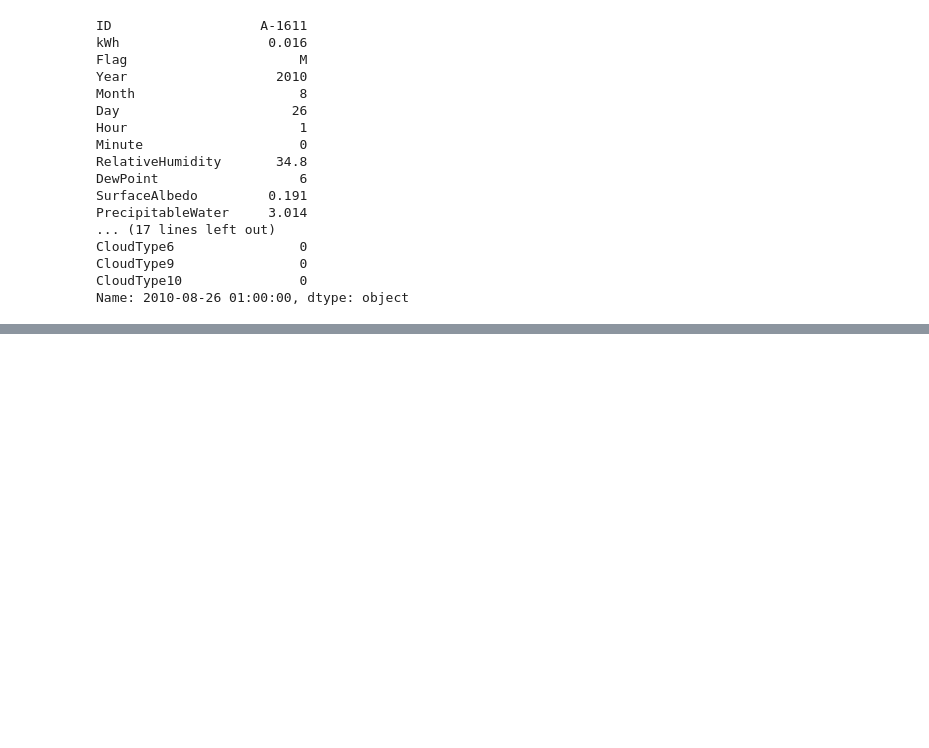
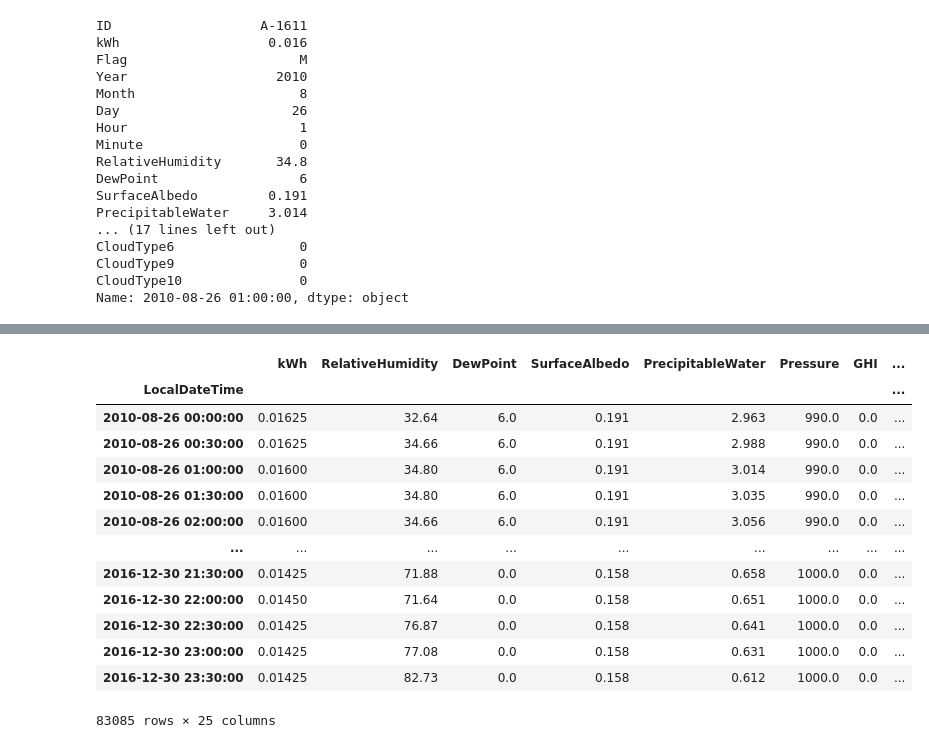
Before and after one commit to stephenjarrell19/California_renewable_energy_prod, a Jupyter notebook: master/forward_selection.ipynb, the cells around one changed output, grey strips where cells are left out. Drawn from its saved outputs; the diff is of its cells as text; code cells hidden in the pictures; blank space fills up the shorter version.

```diff
--- a/master/forward_selection.ipynb
+++ b/master/forward_selection.ipynb
@@ -375,0 +369,19 @@ Name: 2010-08-26 01:00:00, dtype: object
+# %%
+normalized_df =  normalized_df.drop(columns = ["ID", "Flag", "Year", "Month", "Day", "Hour", "Minute"])
+# %%
+normalized_df
+# %% [output]
+|  | kWh | RelativeHumidity | DewPoint | SurfaceAlbedo | PrecipitableWater | Pressure | GHI | ... |
+| LocalDateTime |  |  |  |  |  |  |  | ... |
+| 2010-08-26 00:00:00 | 0.01625 | 32.64 | 6.0 | 0.191 | 2.963 | 990.0 | 0.0 | ... |
+| 2010-08-26 00:30:00 | 0.01625 | 34.66 | 6.0 | 0.191 | 2.988 | 990.0 | 0.0 | ... |
+| 2010-08-26 01:00:00 | 0.01600 | 34.80 | 6.0 | 0.191 | 3.014 | 990.0 | 0.0 | ... |
+| 2010-08-26 01:30:00 | 0.01600 | 34.80 | 6.0 | 0.191 | 3.035 | 990.0 | 0.0 | ... |
+| 2010-08-26 02:00:00 | 0.01600 | 34.66 | 6.0 | 0.191 | 3.056 | 990.0 | 0.0 | ... |
+| ... | ... | ... | ... | ... | ... | ... | ... | ... |
+| 2016-12-30 21:30:00 | 0.01425 | 71.88 | 0.0 | 0.158 | 0.658 | 1000.0 | 0.0 | ... |
+| 2016-12-30 22:00:00 | 0.01450 | 71.64 | 0.0 | 0.158 | 0.651 | 1000.0 | 0.0 | ... |
+| 2016-12-30 22:30:00 | 0.01425 | 76.87 | 0.0 | 0.158 | 0.641 | 1000.0 | 0.0 | ... |
+| 2016-12-30 23:00:00 | 0.01425 | 77.08 | 0.0 | 0.158 | 0.631 | 1000.0 | 0.0 | ... |
+| 2016-12-30 23:30:00 | 0.01425 | 82.73 | 0.0 | 0.158 | 0.612 | 1000.0 | 0.0 | ... |
+83085 rows × 25 columns
```
Also changed, not shown: parts of 9 cells of this notebook, 1 other file.
